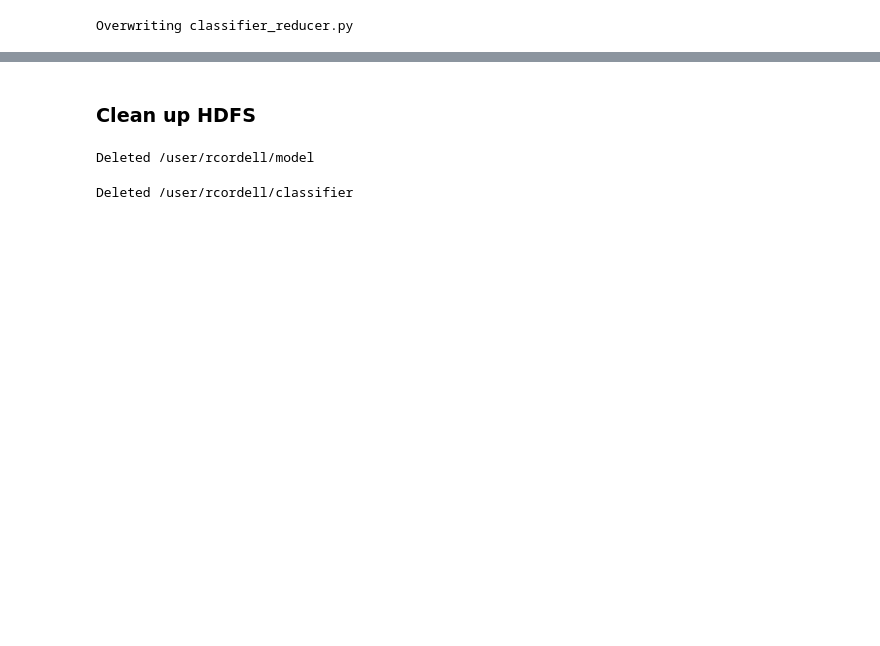
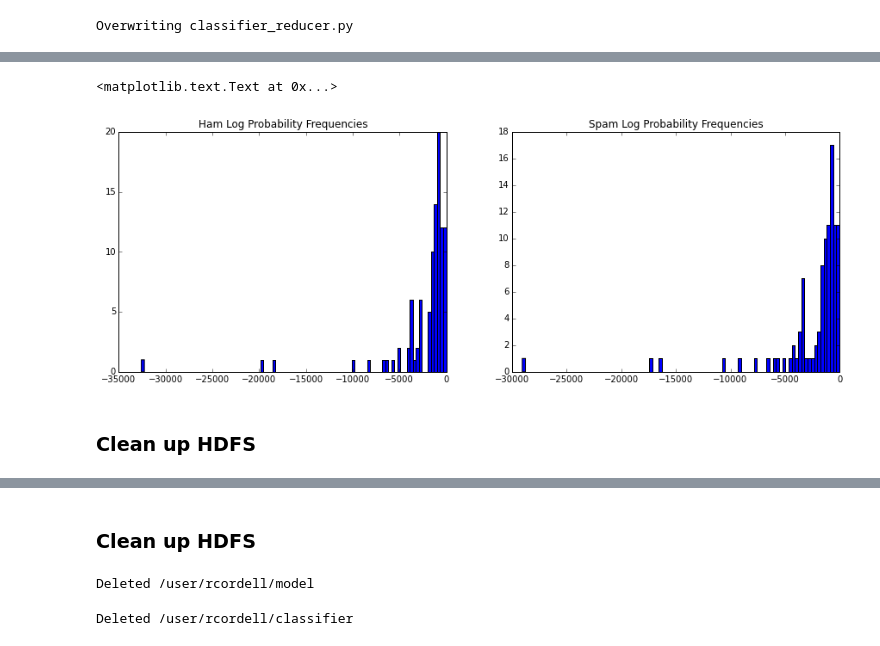
Before and after one commit to anhnguyendepocen/MIDS-W261, a Jupyter notebook: week02/HW2/MIDS-W261-2016-HWK-Week02-Cordell.ipynb, the cells around one changed output, grey strips where cells are left out. Saved outputs shown, nothing was run; the diff lists cells and outputs as text; code cells hidden in the pictures; blank space fills up the shorter version.

```diff
--- a/week02/HW2/MIDS-W261-2016-HWK-Week02-Cordell.ipynb
+++ b/week02/HW2/MIDS-W261-2016-HWK-Week02-Cordell.ipynb
@@ -1123,0 +1384,34 @@ plt.show()
+# %%
+import matplotlib
+import matplotlib.pyplot as plt
+import numpy as np
+ham = []
+spam = []
+with open('classification_results.txt','r') as infile:
+    for line in infile.readlines():
+        try:
+            _id, label, cls, lh, ls = line.strip().split('\t')
+            try:
+                ham.append(float(lh))
+            except:
+                ham.append(0.0)
+            try:
+                spam.append(float(ls))
+            except:
+                spam.append(0.0)
+        except:
+            pass
+
+plt.figure(figsize=(15,5))
+p = plt.subplot(1, 2, 1)
+p.hist(ham,100)
+plt.title('Ham Log Probability Frequencies')
+
+p = plt.subplot(1, 2, 2)
+p.hist(spam,100)
+plt.title('Spam Log Probability Frequencies')
+# %% [output]
+<matplotlib.text.Text at 0x...>
+[figure, added]
+# %% [markdown]
+### Clean up HDFS
```
Also changed, not shown: parts of 220 cells of this notebook.
